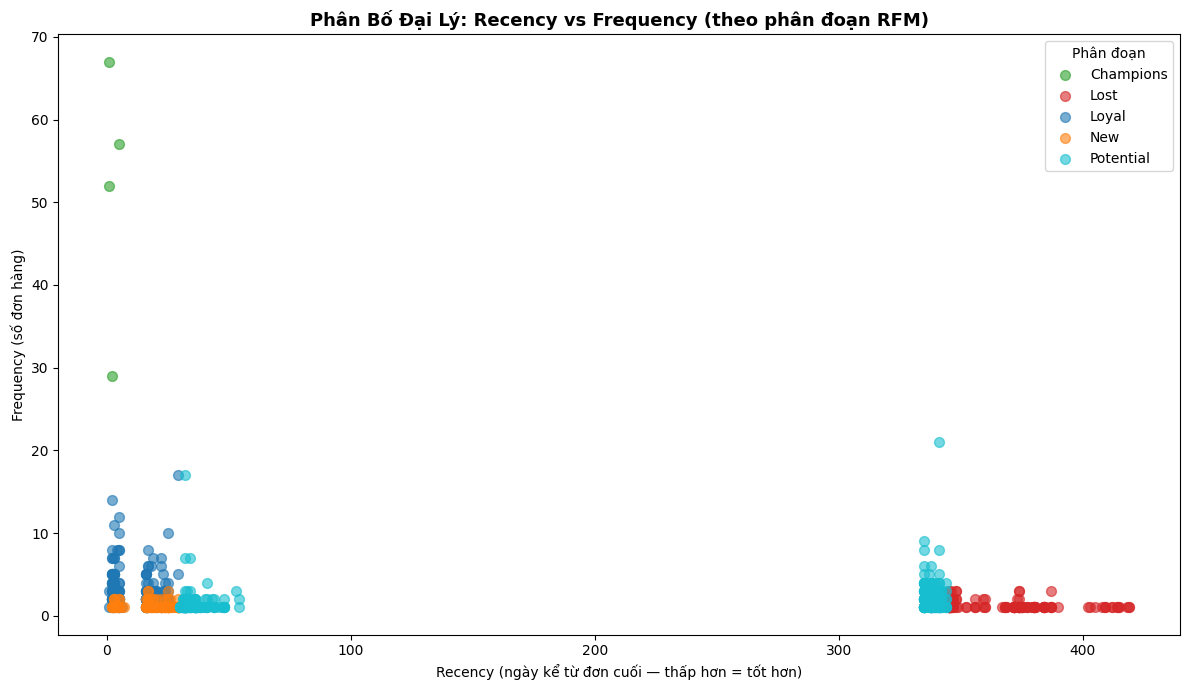
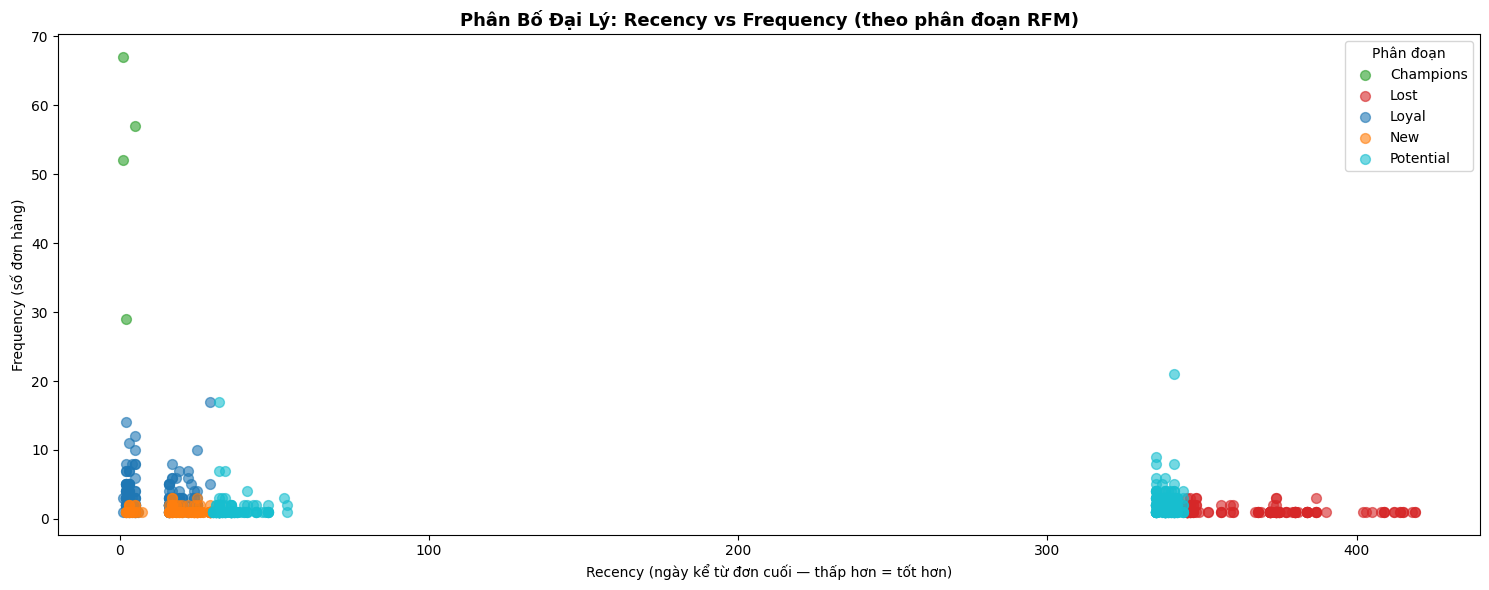
The change to this notebook cell's code, shown as a diff; its figure went from the first image to the second:
--- before
+++ after
@@ -4,5 +4,5 @@
     'New': 'C1', 'At-Risk': 'C8', 'Lost': 'C3'
 }
-fig, ax = plt.subplots(figsize=(12, 7))
+fig, ax = plt.subplots(figsize=(15, 6))
 for seg, grp in rfm.groupby('segment'):
     color = seg_colors_map.get(seg, 'gray')

Commit: Rebuild 5 academic notebooks from 15 template repos Cloned all 15 repos (r01-r15), read each notebook structure, then adapted cell-by-cell without breaking template structure. Notebooks: - 00_eda.ipynb          (34 cells | r05+r13 templates | statsmodels decomp/ACF/PACF) - 01_q1_sales_forecast  (39 